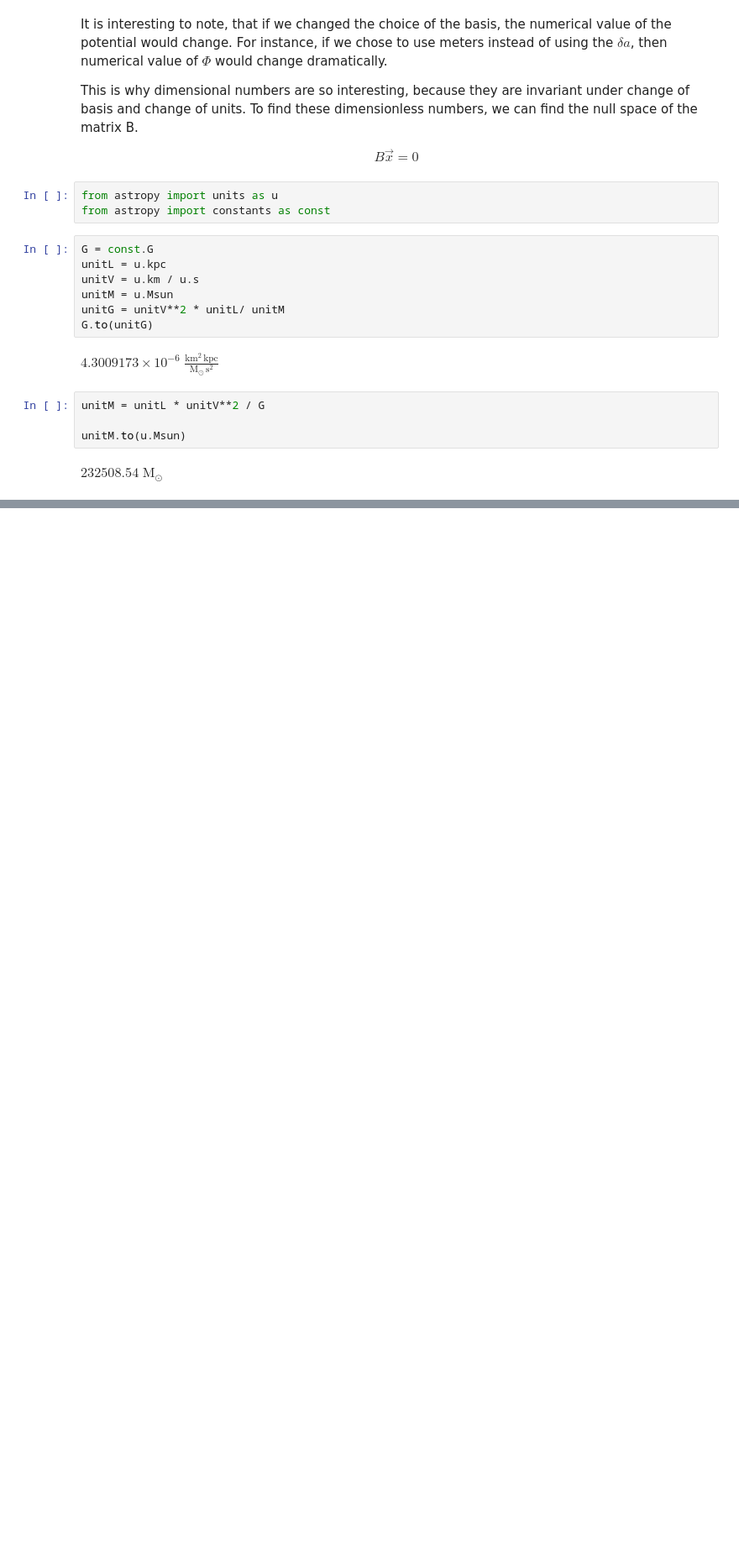
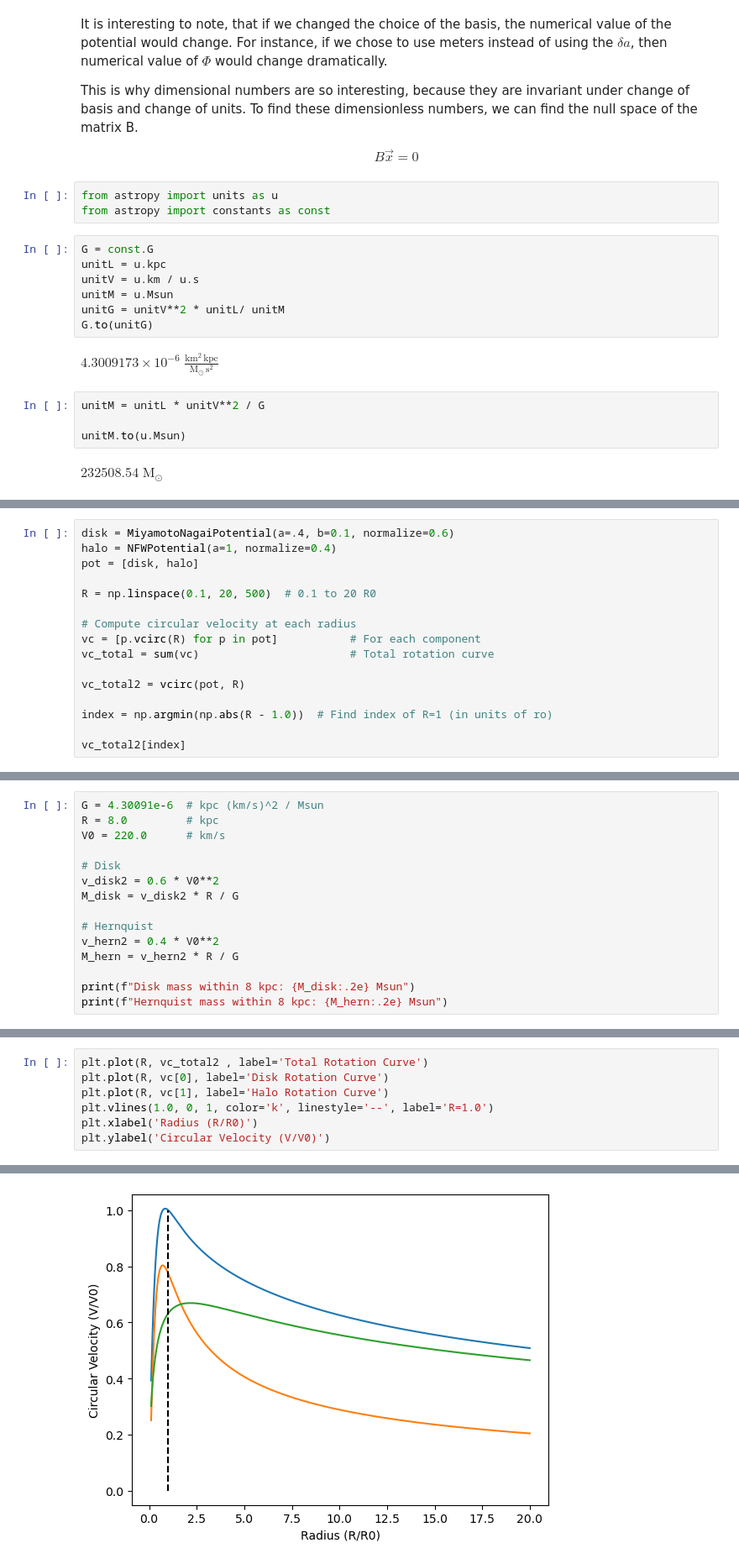
Before and after one commit to salvatore-ferrone/phd-thesis-ferrone, a Jupyter notebook: notebooks/buckinghampi.ipynb, the cells around one changed output, grey strips where cells are left out. Shown at 84% size. Drawn from its saved outputs; the diff is of its cells as text; blank space fills up the shorter version.

Commit message:
discussing galpy's units

```diff
--- a/notebooks/buckinghampi.ipynb
+++ b/notebooks/buckinghampi.ipynb
@@ -133,0 +179,16 @@ $232508.54 \; \mathrm{M_{\odot}}$
+# %%
+disk = MiyamotoNagaiPotential(a=.4, b=0.1, normalize=0.6)
+halo = NFWPotential(a=1, normalize=0.4)
+pot = [disk, halo]
+
+R = np.linspace(0.1, 20, 500)  # 0.1 to 20 R0
+
+# Compute circular velocity at each radius
+vc = [p.vcirc(R) for p in pot]           # For each component
+vc_total = sum(vc)                       # Total rotation curve
+
+vc_total2 = vcirc(pot, R)
+
+index = np.argmin(np.abs(R - 1.0))  # Find index of R=1 (in units of ro)
+
+vc_total2[index]
@@ -133,0 +197,15 @@ $232508.54 \; \mathrm{M_{\odot}}$
+# %%
+G = 4.30091e-6  # kpc (km/s)^2 / Msun
+R = 8.0         # kpc
+V0 = 220.0      # km/s
+
+# Disk
+v_disk2 = 0.6 * V0**2
+M_disk = v_disk2 * R / G
+
+# Hernquist
+v_hern2 = 0.4 * V0**2
+M_hern = v_hern2 * R / G
+
+print(f"Disk mass within 8 kpc: {M_disk:.2e} Msun")
+print(f"Hernquist mass within 8 kpc: {M_hern:.2e} Msun")
@@ -133,0 +215,8 @@ $232508.54 \; \mathrm{M_{\odot}}$
+# %%
+plt.plot(R, vc_total2 , label='Total Rotation Curve')
+plt.plot(R, vc[0], label='Disk Rotation Curve')
+plt.plot(R, vc[1], label='Halo Rotation Curve')
+plt.vlines(1.0, 0, 1, color='k', linestyle='--', label='R=1.0')
+plt.xlabel('Radius (R/R0)')
+plt.ylabel('Circular Velocity (V/V0)')
+# %% [output]
@@ -133,0 +224 @@ $232508.54 \; \mathrm{M_{\odot}}$
+[figure, added]
```
Also changed, not shown: parts of 4 cells of this notebook, 2 other files.
